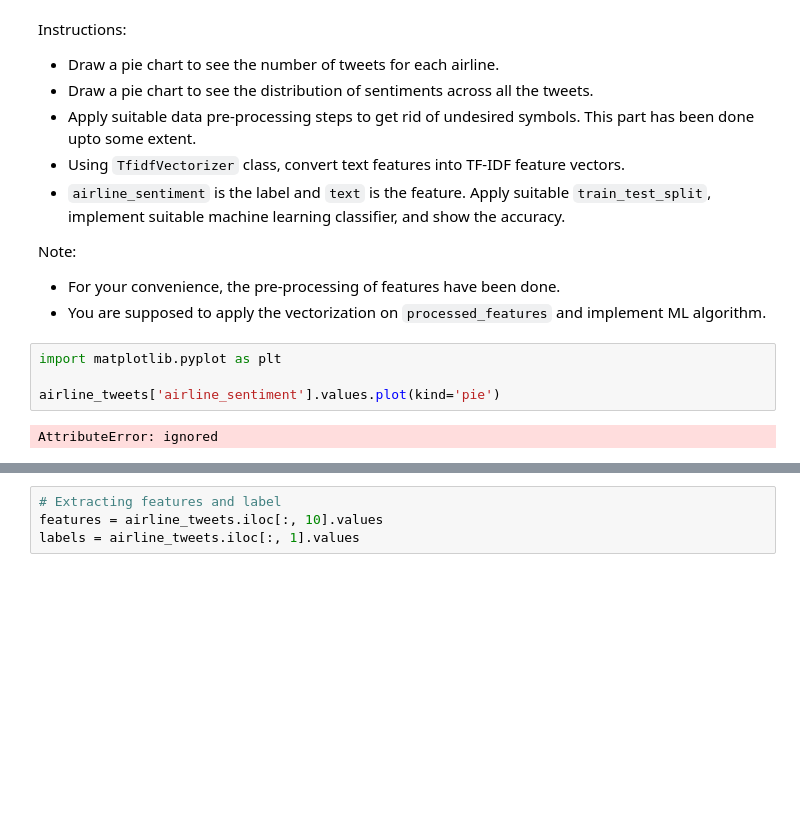
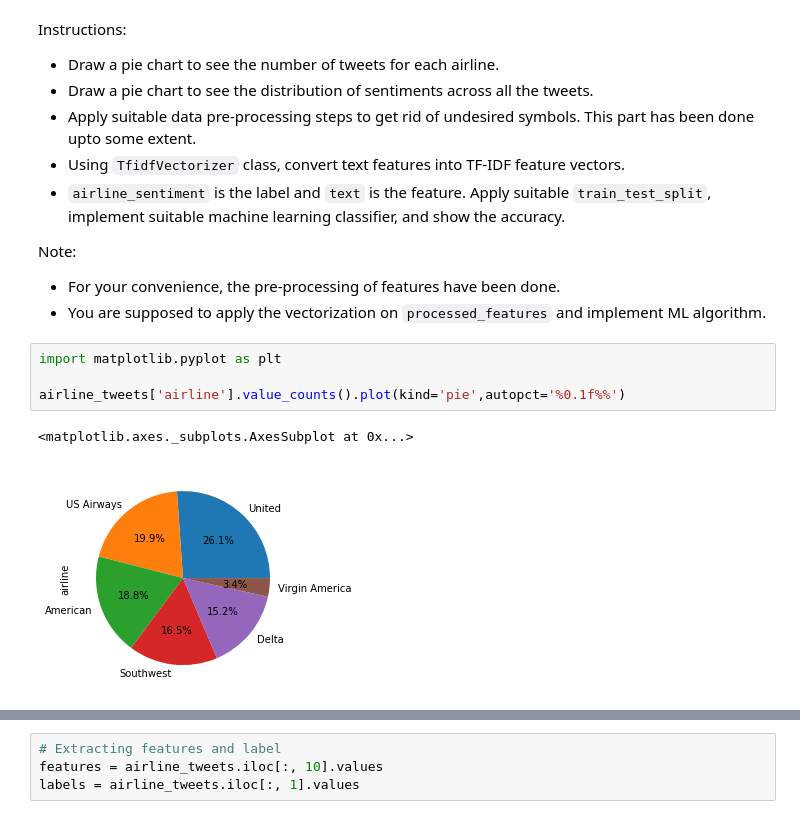
Before and after one commit to NehaNeha417/ML_SHALA, a Jupyter notebook: Assignment_ML_L6.ipynb, the cells around one changed output, grey strips where cells are left out. Saved outputs shown, nothing was run; the diff lists cells and outputs as text; blank space fills up the shorter version.

```diff
--- a/Assignment_ML_L6.ipynb
+++ b/Assignment_ML_L6.ipynb
@@ -954,6 +973,7 @@ Note:
 # %%
 import matplotlib.pyplot as plt
 
-airline_tweets['airline_sentiment'].values.plot(kind='pie')
+airline_tweets['airline'].value_counts().plot(kind='pie',autopct='%0.1f%%')
 # %% [output]
-AttributeError: ignored
+<matplotlib.axes._subplots.AxesSubplot at 0x...>
+[figure, added]
```
Also changed, not shown: parts of 28 cells of this notebook.
